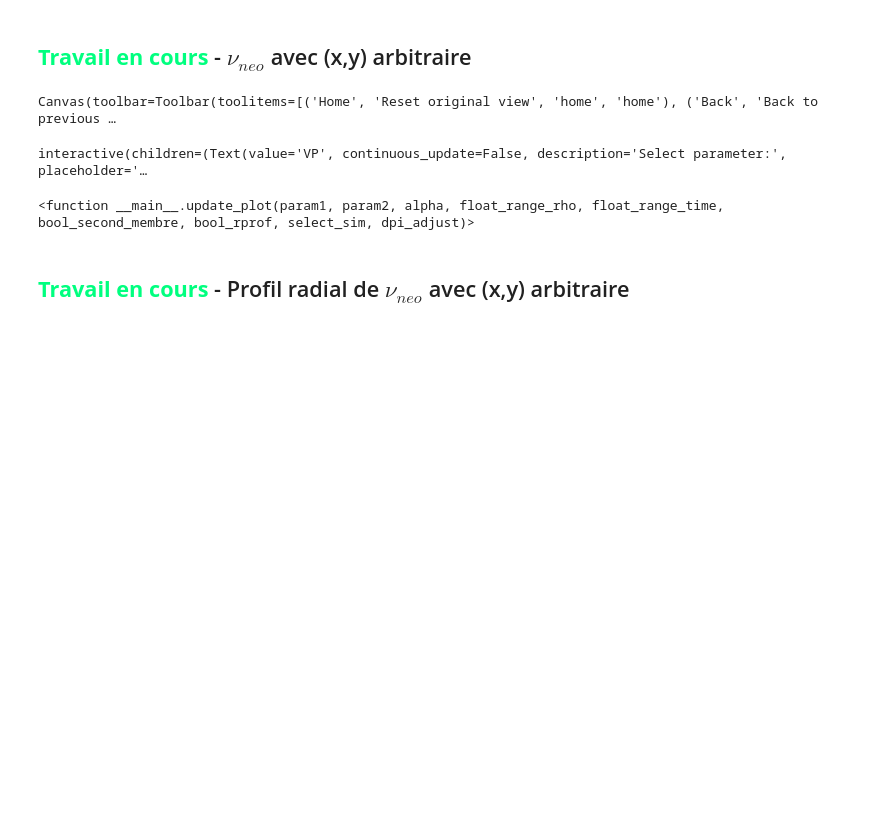
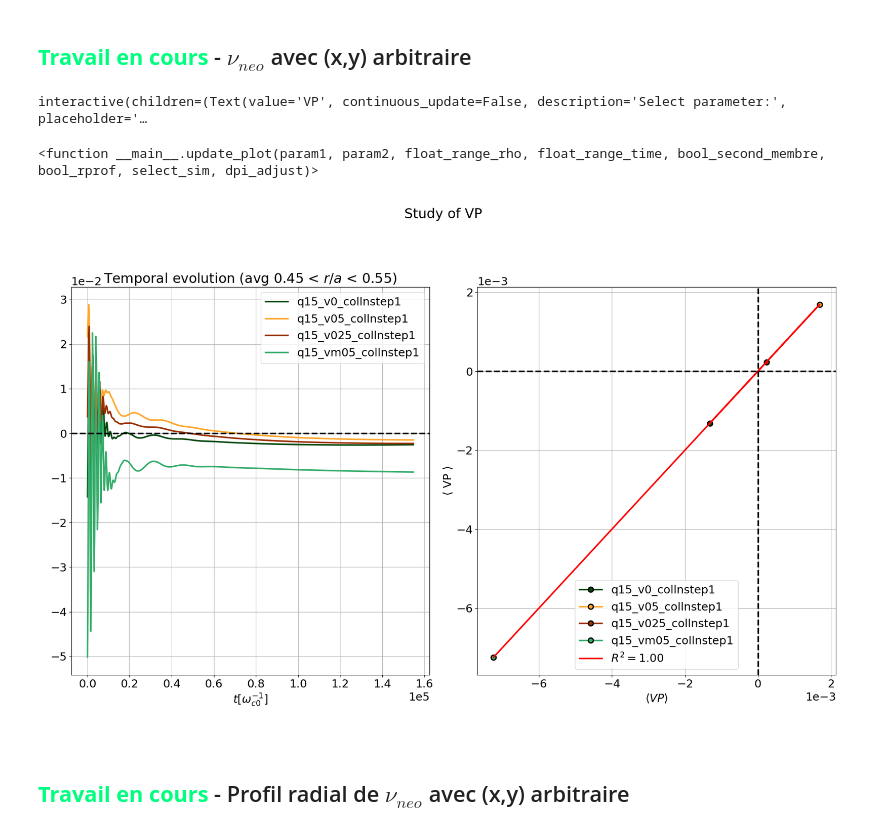
Before and after one commit to rvarennes/rvarennes_Scan_Ip, a Jupyter notebook: Estimate_nutheta.ipynb, the cells around one changed output. Saved outputs shown, nothing was run; the diff lists cells and outputs as text; code cells hidden in the pictures; blank space fills up the shorter version.

```diff
--- a/Estimate_nutheta.ipynb
+++ b/Estimate_nutheta.ipynb
@@ -1131,7 +1142,7 @@ plt.close('all')
 
 fig = plt.figure(figsize=(18,12))
 
-def update_plot(param1,param2,alpha,float_range_rho,float_range_time,bool_second_membre,bool_rprof,
+def update_plot(param1,param2,float_range_rho,float_range_time,bool_second_membre,bool_rprof,
                 select_sim,dpi_adjust):
 
     q_ar = [q for q in all_sim if q['title'] in select_sim]
@@ -1147,10 +1158,8 @@ def update_plot(param1,param2,alpha,float_range_rho,float_range_time,bool_second
     nb_plots = 2 + bool_rprof
     gs = gridspec.GridSpec(1, nb_plots, figure=fig)
 
-    ax_tevol = fig.add_subplot(gs[bool_rprof])
-    ax_reg = fig.add_subplot(gs[bool_rprof+1])
-
-    if bool_rprof:gssub = gs[0].subgridspec(len(q_ar),1)
+    ax_tevol = fig.add_subplot(gs[0])
+    ax_reg = fig.add_subplot(gs[1])
 
     ## Set axes customizations
     ax_tevol.set_title(r'Temporal evolution (avg %.2f < $r/a$ < %.2f)' % (rhomin_avg , rhomax_avg) )
@@ -1159,33 +1168,17 @@ def update_plot(param1,param2,alpha,float_range_rho,float_range_time,bool_second
     ## Define x and y for linear regression
     x = np.array([]); y = np.array([])
 
-    for iq,q in enumerate(q_ar):
+    for q in q_ar:
 
         itmin_avg, itmax_avg = np.searchsorted(q['time'],[tmin_avg,tmax_avg])
         irhomin, irhomax     = np.searchsorted(q['rho'],[rhomin_avg,rhomax_avg])
 
-        if bool_rprof:
-            ax_rprof = fig.add_subplot(gssub[iq,0])
-            ax_rprof.set_title(q['title'])
-            if iq!=(len(q_ar)-1):
-                ax_rprof.set_xticks([])
-            else:
-                ax_rprof.set_xlabel(r'$r/a$')
-            ax_rprof.axvline(x=1,c='k',ls='--')
-            ## Plot radial profile every 100 steps with a gradient of color
-            for it in range(0,len(q['time']),30):
-                c = plt.cm.RdYlBu_r(it/len(q['time']))
-                ax_rprof.plot(q['rho'],q[param1][it,:],c=c)
-            ax_rprof.set_ylim(-0.05,0.08)
-
         ## Plot temporal evolution
-        if not bool_second_membre:ax_tevol.plot(q['time'], np.mean( q[param1][:,irhomin:irhomax],axis=1),c=q['c'],label=q['title'])
-        else:ax_tevol.plot(q['time'], np.mean( q[param1][:,irhomin:irhomax],axis=1) - np.mean( q[param1][-1,irhomin:irhomax],axis=0),c=q['c'],label=q['title'])
+        ax_tevol.plot(q['time'], np.mean( q[param1][:,irhomin:irhomax],axis=1),c=q['c'],label=q['title'])
+        # ax_tevol.plot(q['time'], SA(np.mean( q[param1][:,irhomin:irhomax],axis=1),axis=0),c=q['c'],label=q['title'])
 
         ## Append x and y for linear regression
-        if not bool_second_membre:x_to_add = np.mean(q[param1][itmin_avg:itmax_avg,irhomin:irhomax],axis=(0,1))
-        else:x_to_add = np.mean(q[param1][itmin_avg:itmax_avg,irhomin:irhomax]-q[param1][itmax_avg,irhomin:irhomax],axis=(0,1))
-
+        x_to_add = np.mean(q[param1][itmin_avg:itmax_avg,irhomin:irhomax],axis=(0,1))
         y_to_add = np.mean(q[param2][itmin_avg:itmax_avg,irhomin:irhomax],axis=(0,1))
 
         #x = np.append(x,x_to_add - alpha*np.mean(q['drT'][itmin_avg:itmax_avg,irhomin:irhomax],axis=(0,1)))
@@ -1196,45 +1189,41 @@ def update_plot(param1,param2,alpha,float_range_rho,float_range_time,bool_second
         ax_reg.plot( x[-1], y[-1], c=q['c'], marker='o', label=q['title'])
 
     ## Linear regression
-    print(x)
     slope, intercept, r_value, p_value, std_err = linregress(x,y)
 
     ## Plot linear regression
     ax_reg.plot(x, intercept + slope*x, 'r', label=r'$R^2 = %.2f$' % (r_value**2))
     ax_reg.set_xlabel(r'$\langle %s \rangle$' %param1)
     ax_reg.set_ylabel(r'$\langle$ %s $\rangle$' %param2)
     ax_reg.axhline(y=0,c='k',ls='--')
     ax_reg.axvline(x=0,c='k',ls='--')
 
     ## Axes customizations
     ax_tevol.set_xlabel(r'$t[\omega_{c0}^{-1}]$')
     ax_tevol.axhline(y=0,c='k',ls='--')
     ax_tevol.legend(); ax_reg.legend()
 
     fig.tight_layout(rect=[0, 0.03, 1, 0.95])
 
 float_range_time_slider = widgets.FloatRangeSlider(value=[40e3, 50e3], min=0, max=170e3, step=1000, description='Time range', layout=Layout(width='50%'), continuous_update=False)
 float_range_rho_slider  = widgets.FloatRangeSlider(value=[0.45, 0.55], min=0.1, max=1.3, step=0.01, description='rho range', layout=Layout(width='50%'), continuous_update=False)
 
-float_slider = widgets.FloatSlider(value=0.5, min=0, max=2, step=0.01, description='alpha', layout=Layout(width='50%'), continuous_update=False)
-
 param1_widget = widgets.Text(value='VP',placeholder='Type something',description='Select parameter:', continuous_update=False)
 param2_widget = widgets.Text(value='VP',placeholder='Type something',description='Select parameter:', continuous_update=False)
 
 interact(update_plot,
          float_range_time = float_range_time_slider,
          float_range_rho  = float_range_rho_slider,
          bool_second_membre = widgets.Checkbox(value=False,description='Sans second membre',disabled=False),
          bool_rprof = widgets.Checkbox(value=False,description='Plot radial profiles',disabled=False),
-         alpha = float_slider,
          param1 = param1_widget,
          param2 = param2_widget,
          **custom_widgets
         )
 # %% [output]
-Canvas(toolbar=Toolbar(toolitems=[('Home', 'Reset original view', 'home', 'home'), ('Back', 'Back to previous …
+interactive(children=(Text(value='VP', continuous_update=False, description='Select parameter:', placeholder='…
-interactive(children=(Text(value='VP', continuous_update=False, description='Select parameter:', placeholder='…
+<function __main__.update_plot(param1, param2, float_range_rho, float_range_time, bool_second_membre, bool_rprof, select_sim, dpi_adjust)>
-<function __main__.update_plot(param1, param2, alpha, float_range_rho, float_range_time, bool_second_membre, bool_rprof, select_sim, dpi_adjust)>
+[figure, added]
 # %% [markdown]
 ## <font color='springgreen'>**Travail en cours**</font> - Profil radial de $\nu_{neo}$ avec (x,y) arbitraire
 # %%
```
Also changed, not shown: parts of 7 cells of this notebook, 8 other files.
